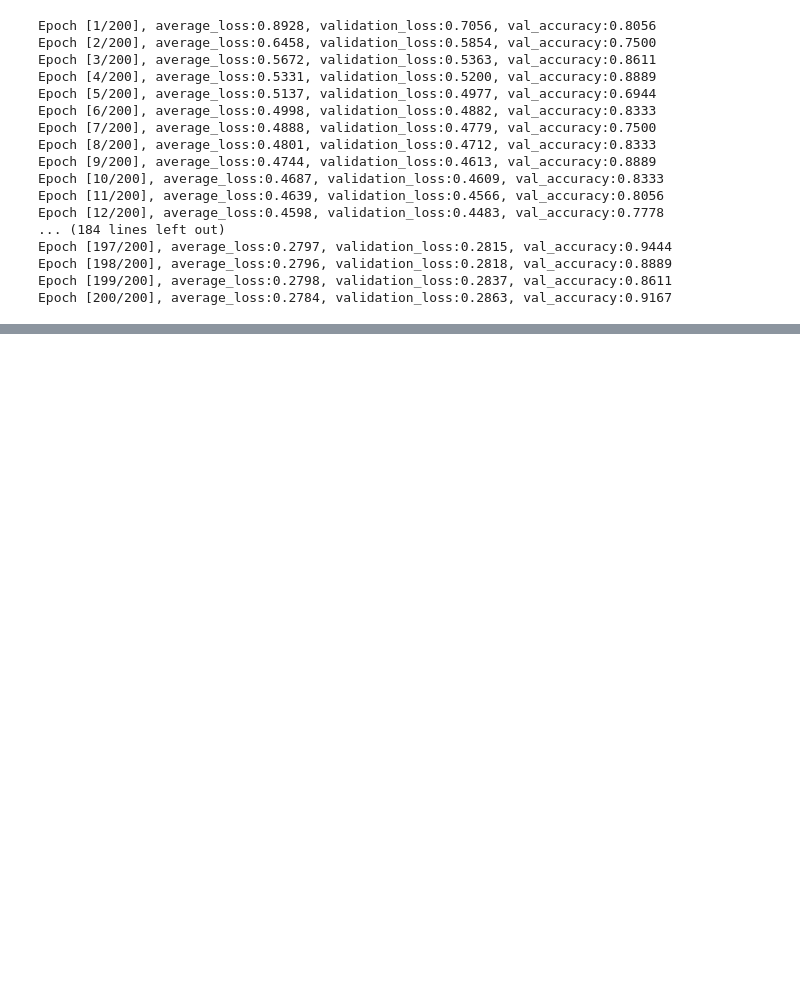
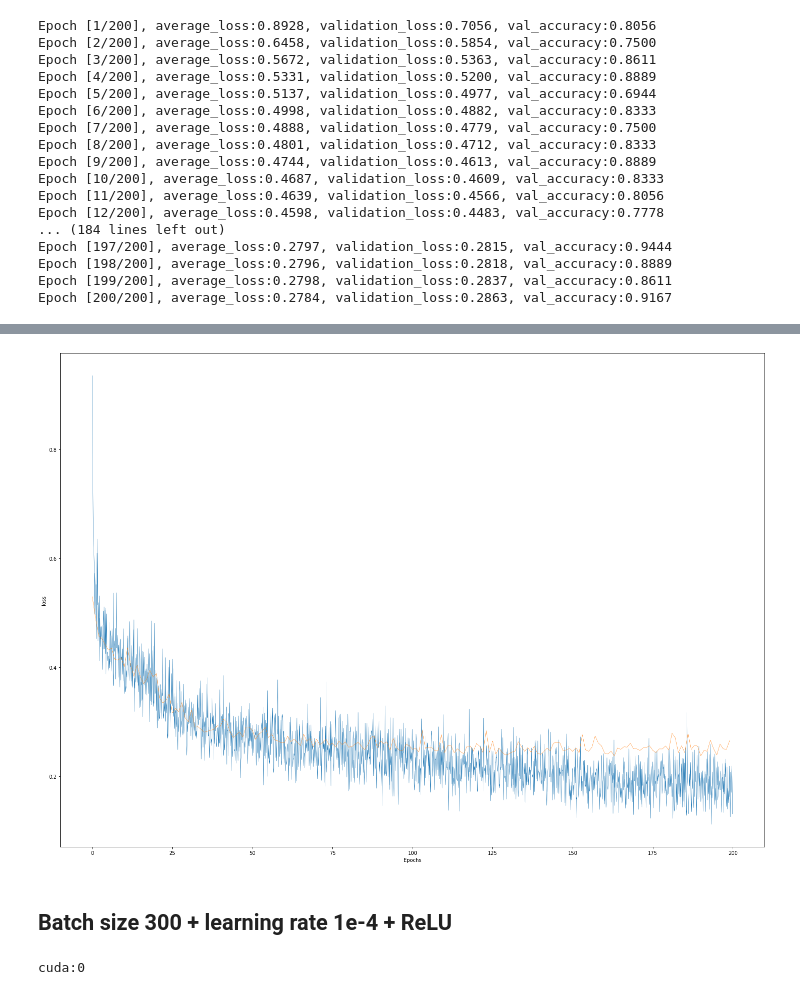
Before and after one commit to TheMrGhostman/Semi-supervised-Learning-with-VAE, a Jupyter notebook: Classification_models_with_Linear_layers.ipynb, the cells around one changed output, grey strips where cells are left out. Cells and saved outputs as stored; diff of their text form; code cells hidden in the pictures; blank space fills up the shorter version.

```diff
--- a/Classification_models_with_Linear_layers.ipynb
+++ b/Classification_models_with_Linear_layers.ipynb
@@ -455,0 +507,2 @@ plot_loss(m13)
+# %%
+model15 = DNN(n_layers=2, neurons=[160, 128, 64], output_dim=4, activation=nn.ReLU(), dropout=False)
@@ -455,0 +540,4 @@ plot_loss(m13)
+# %%
+plot_loss(m15)
+# %% [output]
+[figure, added]
@@ -455,0 +548,2 @@ plot_loss(m13)
+# %% [markdown]
+## Batch size 300 + learning rate 1e-4 + ReLU
@@ -455,0 +555,11 @@ plot_loss(m13)
+# %%
+m16 = Trainer(
+        model=model16,
+        optimizer=torch.optim.Adam(model16.parameters(), lr=1e-4),
+        loss_function=nn.CrossEntropyLoss(),
+        tensorboard=True,
+        model_name="DNN_128-64_bs-300_lr-0.0001_ReLU",
+        verbose=True
+        )
+# %% [output]
+cuda:0
```
Also changed, not shown: parts of 37 cells of this notebook, 4 other files.
